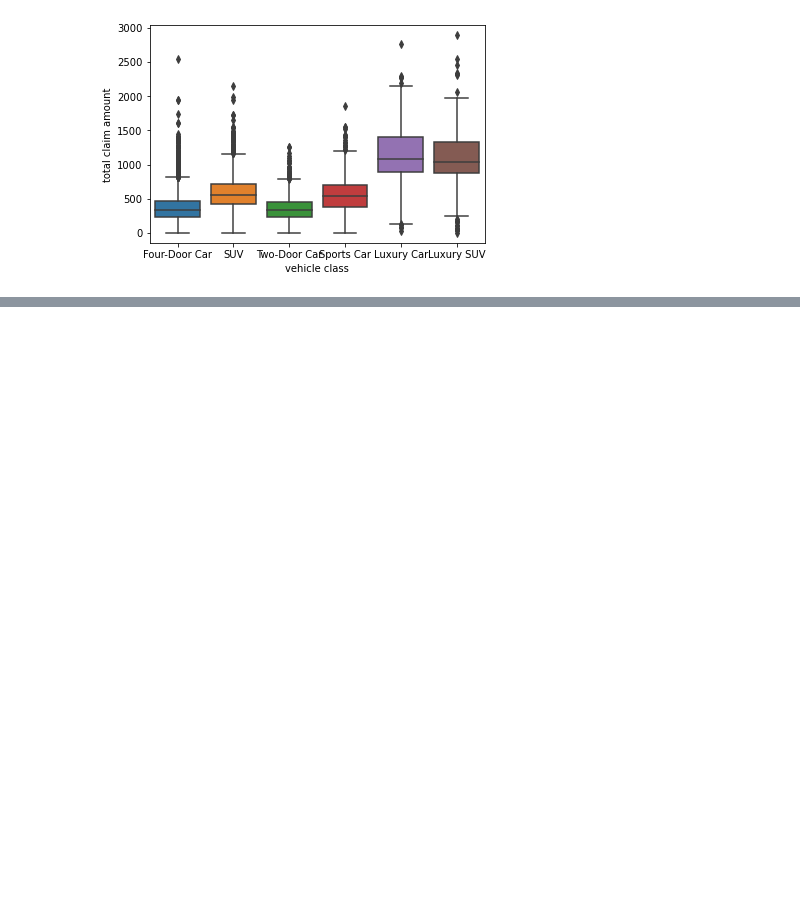
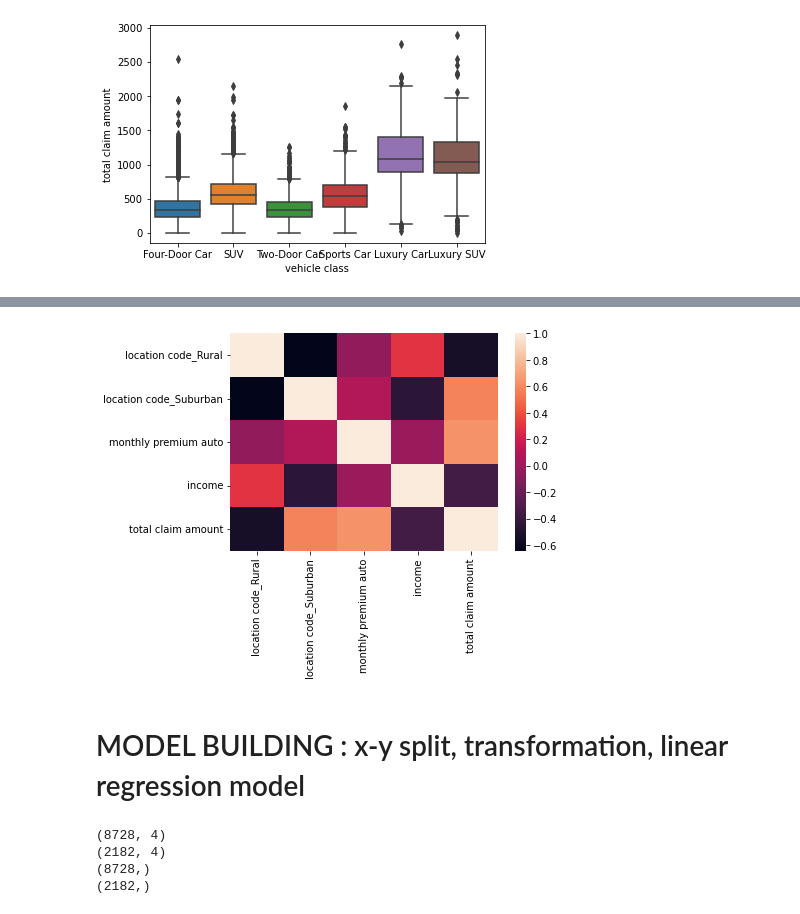
Before and after one commit to audedef/lab-customer-analysis-round-2, a Jupyter notebook: ex-lab-customer-analysis.ipynb, the cells around one changed output, grey strips where cells are left out. Drawn from its saved outputs; the diff is of its cells as text; code cells hidden in the pictures; blank space fills up the shorter version.

```diff
--- a/ex-lab-customer-analysis.ipynb
+++ b/ex-lab-customer-analysis.ipynb
@@ -997,0 +813,5 @@ ValueError: all arrays must be same length
+# %%
+# I'll keep for my model :
+# location code_Rural	location code_Suburban - monthly prem auto - income
+df_model2 = df_model1[['location code_Rural', 'location code_Suburban', 'monthly premium auto', 'income', 'total claim amount']]
+df_model2.head()
@@ -997,0 +825,8 @@ ValueError: all arrays must be same length
+# %%
+corr_mat4 = df_model2.corr()
+sns.heatmap(corr_mat4)
+plt.show()
+# %% [output]
+[figure, added]
+# %% [markdown]
+# MODEL BUILDING : x-y split, transformation, linear regression model
@@ -997,0 +845,10 @@ ValueError: all arrays must be same length
+# %%
+print(X_train.shape)
+print(X_test.shape)
+print(y_train.shape)
+print(y_test.shape)
+# %% [output]
+(8728, 4)
+(2182, 4)
+(8728,)
+(2182,)
```
Also changed, not shown: parts of 81 cells of this notebook.
